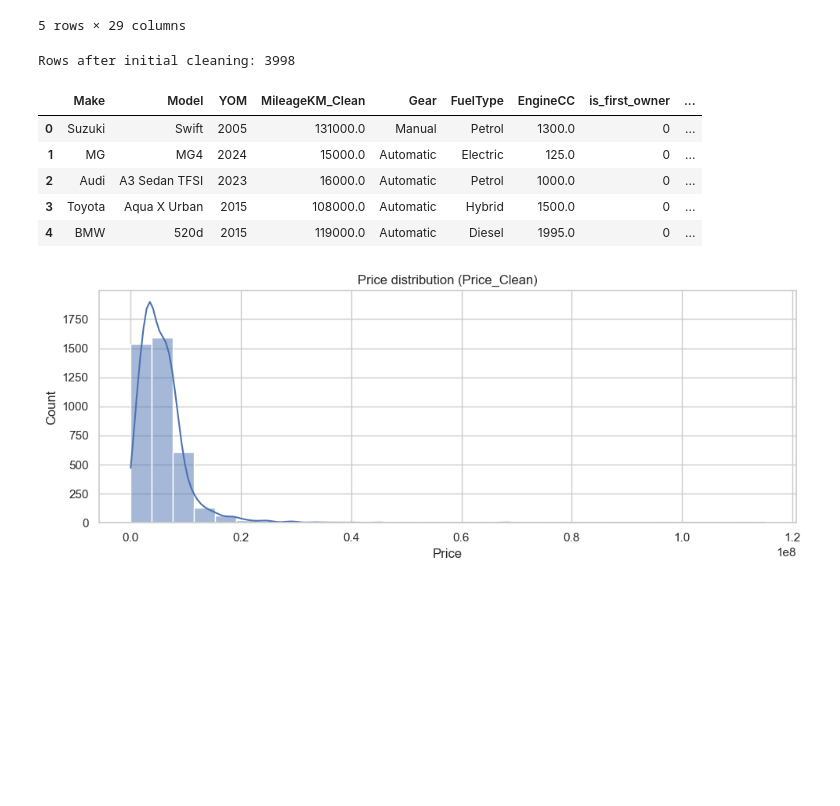
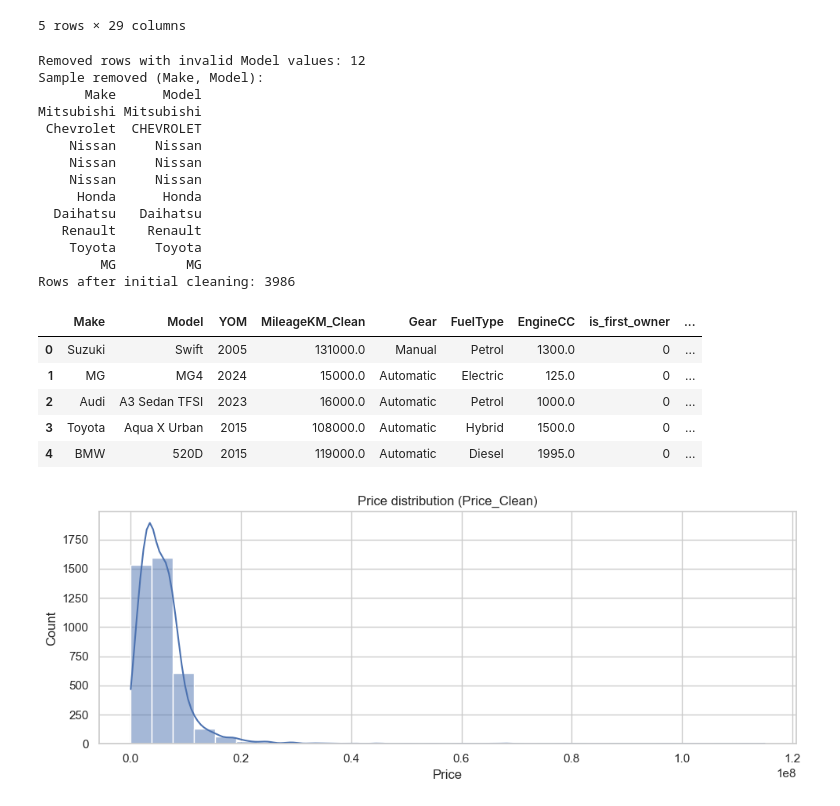
Before and after one commit to manojtharindu11/srilankan-vehicle-price-predictor, a Jupyter notebook: model building/full_pipeline.ipynb, the cells around one changed output. Cells and saved outputs as stored; diff of their text form; code cells hidden in the pictures; blank space fills up the shorter version.

```diff
--- a/model building/full_pipeline.ipynb
+++ b/model building/full_pipeline.ipynb
@@ -39,35 +39,97 @@ df['MileageKM_Clean'] = pd.to_numeric(df['MileageKM'], errors='coerce')
 # 4. Feature Engineering from the seller description
 details_lower = df['Details'].astype(str).str.lower()
 df['is_first_owner'] = details_lower.str.contains('1st owner|first owner').astype(int)
 df['is_accident_free'] = details_lower.str.contains('accident free|no accident|100% accident').astype(int)
 df['is_mint_condition'] = details_lower.str.contains('mint condition|superb condition|excellent condition|showroom condition').astype(int)
 df['has_service_records'] = details_lower.str.contains('service records|maintenance records|records available').astype(int)
 
 # 5. Select only the columns used by the model
 ml_columns = [
     'Make', 'Model', 'YOM', 'MileageKM_Clean', 'Gear', 'FuelType', 'EngineCC',
     'is_first_owner', 'is_accident_free', 'is_mint_condition', 'has_service_records',
     'Price_Clean',
 ]
 
 df_ml_ready = df[ml_columns].dropna(subset=['Price_Clean']).copy()
+
+# --- Filter invalid/wrong Model values so they don't enter the final dataset ---
+df_ml_ready['Make'] = (
+    df_ml_ready['Make']
+    .astype(str)
+    .str.replace(r'\s+', ' ', regex=True)
+    .str.strip()
+)
+df_ml_ready['Model'] = (
+    df_ml_ready['Model']
+    .astype(str)
+    .str.replace(r'\s+', ' ', regex=True)
+    .str.strip()
+)
+
+make_key = df_ml_ready['Make'].str.casefold()
+model_key = df_ml_ready['Model'].str.casefold()
+
+placeholder_models = model_key.isin({'', 'nan', 'none', 'n/a', 'na', 'null', '-', '--', 'unknown'})
+model_equals_make = model_key == make_key
+model_contains_year = model_key.str.contains(r'\b(?:19\d{2}|20\d{2})\b', regex=True, na=False)
+
+# If the "Model" field contains ad-like tokens, it's likely parsed wrong (keep this conservative)
+ad_like_tokens = model_key.str.contains(r'\bkm\b|lkr|\bprice\b|negotiable|contact|call|rs\.', regex=True, na=False)
+
+invalid_model_mask = placeholder_models | model_equals_make | model_contains_year | ad_like_tokens
+removed_invalid_models = int(invalid_model_mask.sum())
+if removed_invalid_models:
+    print(f'Removed rows with invalid Model values: {removed_invalid_models}')
+    print('Sample removed (Make, Model):')
+    print(df_ml_ready.loc[invalid_model_mask, ['Make', 'Model']].head(10).to_string(index=False))
+    df_ml_ready = df_ml_ready.loc[~invalid_model_mask].copy()
+else:
+    print('Removed rows with invalid Model values: 0')
+
+# --- Normalize casing so case-only duplicates don't appear as separate models ---
+def _mode_string(values: pd.Series) -> str:
+    vc = values.astype(str).value_counts()
+    return str(vc.index[0]) if len(vc) else ''
+
+# Normalize Make casing (e.g., TOYOTA vs Toyota)
+make_key = df_ml_ready['Make'].str.casefold()
+df_ml_ready['Make'] = df_ml_ready.groupby(make_key)['Make'].transform(_mode_string)
+
+# Normalize Model casing within each Make (e.g., AXio vs AXIO)
+pair_key = df_ml_ready['Make'].str.casefold() + '||' + df_ml_ready['Model'].str.casefold()
+df_ml_ready['Model'] = df_ml_ready.groupby(pair_key)['Model'].transform(_mode_string)
+
+# Numeric parsing after text cleanup
 df_ml_ready['YOM'] = pd.to_numeric(df_ml_ready['YOM'], errors='coerce')
 df_ml_ready['EngineCC'] = pd.to_numeric(df_ml_ready['EngineCC'], errors='coerce')
 
 data_dir = Path('../data')
 data_dir.mkdir(parents=True, exist_ok=True)
 df_ml_ready.to_csv(data_dir / 'ml_ready_vehicles.csv', index=False)
 
 print(f'Rows after initial cleaning: {len(df_ml_ready)}')
 df_ml_ready.head()
 # %% [output]
-Rows after initial cleaning: 3998
+Removed rows with invalid Model values: 12
+Sample removed (Make, Model):
+      Make      Model
+Mitsubishi Mitsubishi
+ Chevrolet  CHEVROLET
+    Nissan     Nissan
+    Nissan     Nissan
+    Nissan     Nissan
+     Honda      Honda
+  Daihatsu   Daihatsu
+   Renault    Renault
+    Toyota     Toyota
+        MG         MG
+Rows after initial cleaning: 3986
 |  | Make | Model | YOM | MileageKM_Clean | Gear | FuelType | EngineCC | is_first_owner | ... |
 | 0 | Suzuki | Swift | 2005 | 131000.0 | Manual | Petrol | 1300.0 | 0 | ... |
 | 1 | MG | MG4 | 2024 | 15000.0 | Automatic | Electric | 125.0 | 0 | ... |
 | 2 | Audi | A3 Sedan TFSI | 2023 | 16000.0 | Automatic | Petrol | 1000.0 | 0 | ... |
 | 3 | Toyota | Aqua X Urban | 2015 | 108000.0 | Automatic | Hybrid | 1500.0 | 0 | ... |
-| 4 | BMW | 520d | 2015 | 119000.0 | Automatic | Diesel | 1995.0 | 0 | ... |
+| 4 | BMW | 520D | 2015 | 119000.0 | Automatic | Diesel | 1995.0 | 0 | ... |
 # %%
 # EDA: quick tables + plots (after initial cleaning)
 
```
Also changed, not shown: parts of 5 cells of this notebook, 4 other files.
